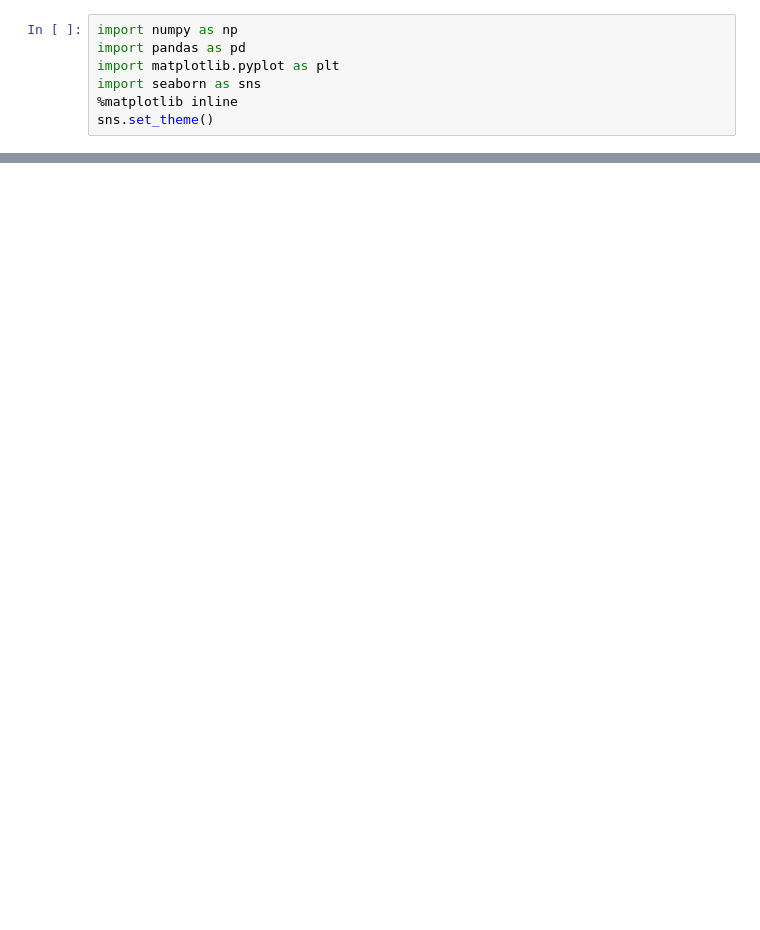
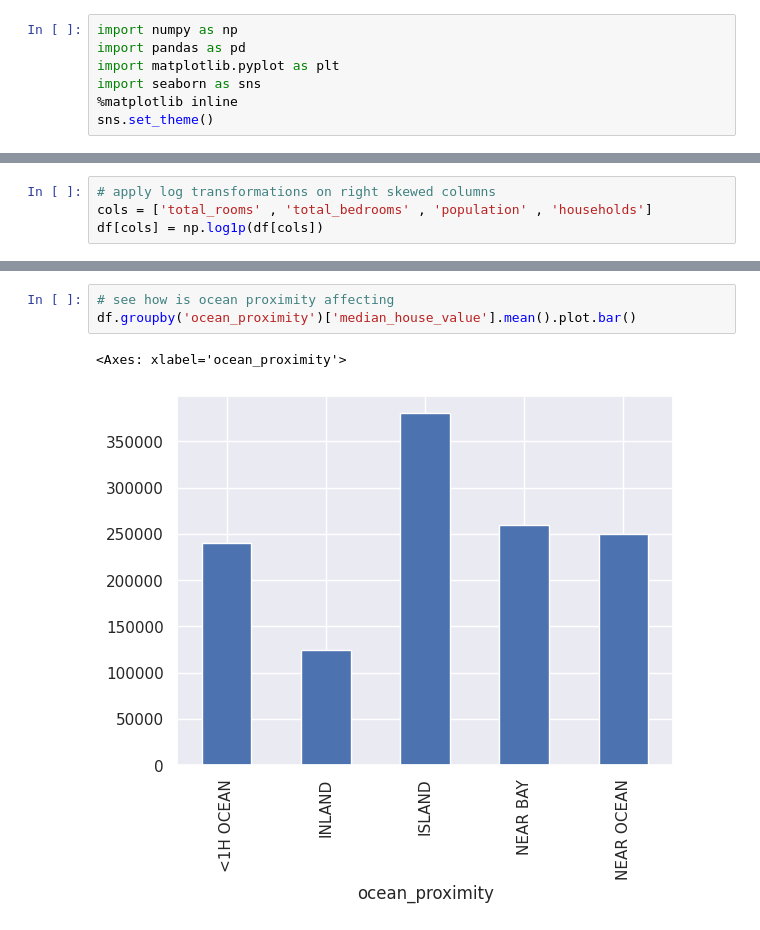
Before and after one commit to kasimkhan06/Machine-Learning-Projects, a Jupyter notebook: California Housing/housing.ipynb, the cells around one changed output, grey strips where cells are left out. Cells and saved outputs as stored; diff of their text form; blank space fills up the shorter version.

```diff
--- a/California Housing/housing.ipynb
+++ b/California Housing/housing.ipynb
@@ -161,0 +106,4 @@ r2_score(y_test , y_pred)
+# %%
+# apply log transformations on right skewed columns
+cols = ['total_rooms' , 'total_bedrooms' , 'population' , 'households']
+df[cols] = np.log1p(df[cols])
@@ -161,0 +143,6 @@ r2_score(y_test , y_pred)
+# %%
+# see how is ocean proximity affecting
+df.groupby('ocean_proximity')['median_house_value'].mean().plot.bar()
+# %% [output]
+<Axes: xlabel='ocean_proximity'>
+[figure, added]
```
Also changed, not shown: parts of 35 cells of this notebook, 7 other files.
